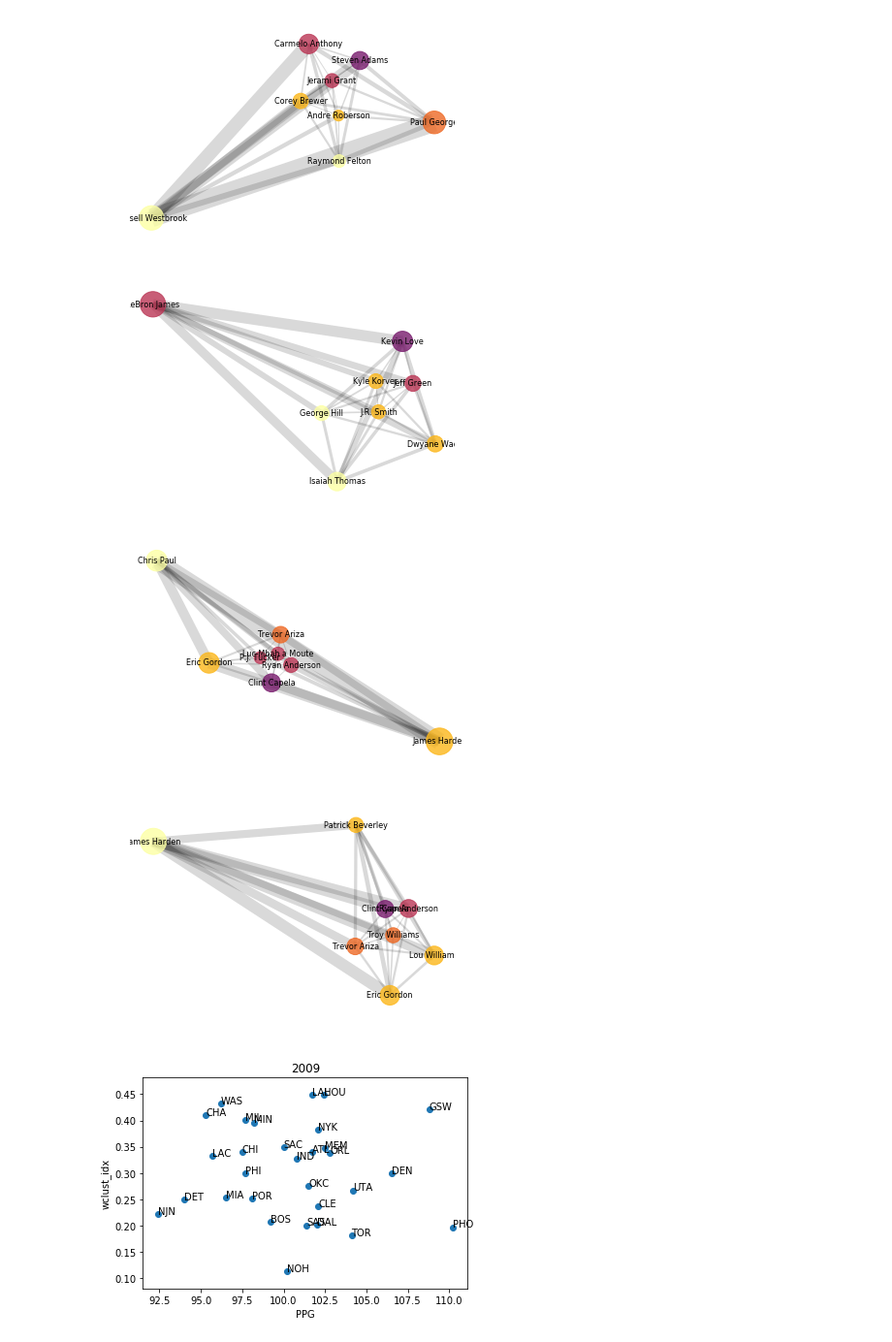
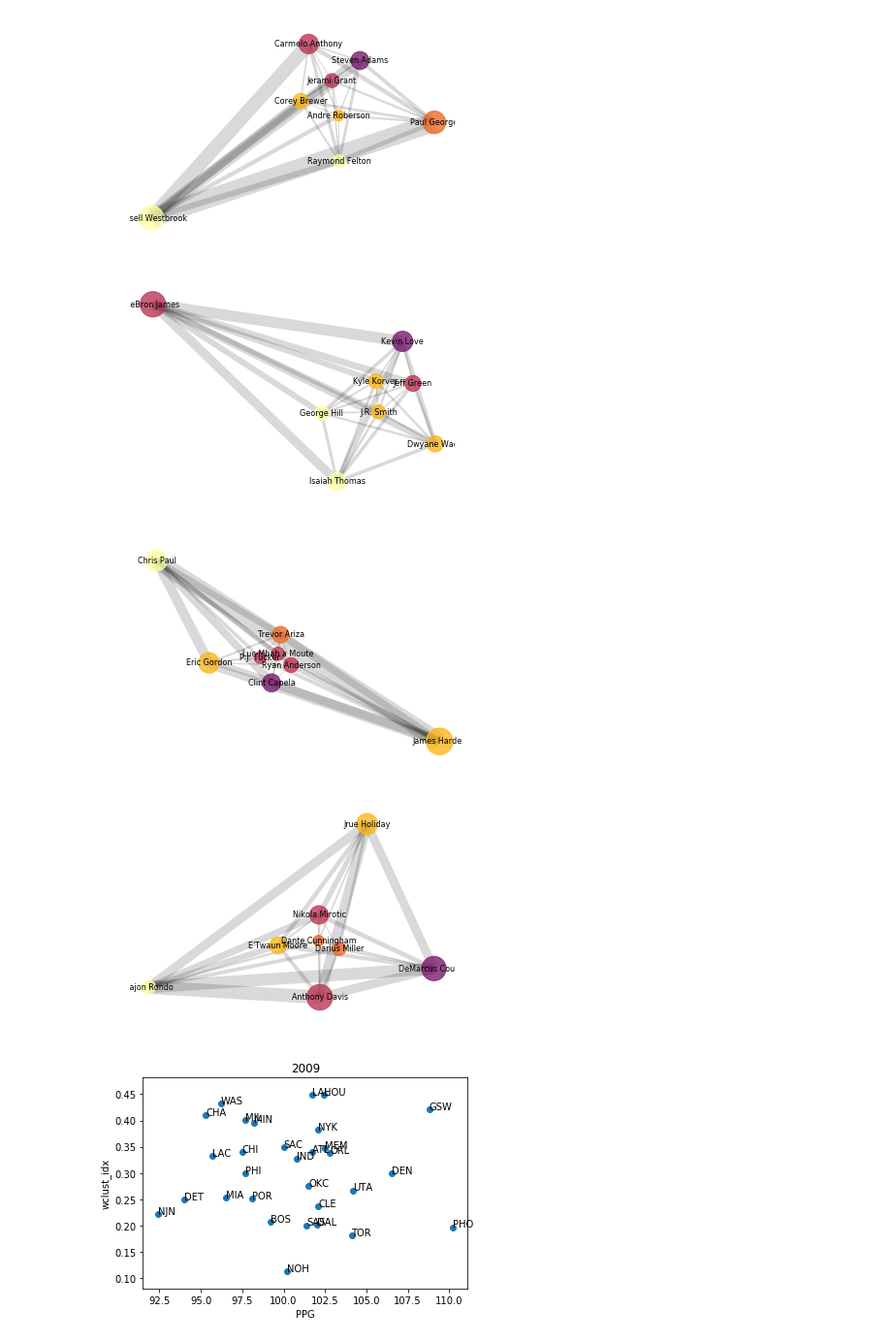
Before and after one commit to rohannramesh/Basketball_predictions, a Jupyter notebook: Team_by_team_analysis.ipynb, the cells around one changed output. Shown: that part at 97% size. Saved outputs shown, nothing was run; the diff lists cells and outputs as text; code cells hidden in the pictures.

```diff
--- a/Team_by_team_analysis.ipynb
+++ b/Team_by_team_analysis.ipynb
@@ -69,6 +69,7 @@ def build_graphs_each_team(df_all_stats,curr_year,curr_team):
     pnames = Team_df['Player'].tolist()
     curr_positions = Team_df['Pos'].tolist()
     minutes_played = Team_df['MP'].tolist()
+    ast_given = Team_df['AST'].tolist()
     unique_pos = list(set(curr_positions))
     cm = plt.get_cmap('inferno',5) # 5 bc of the 5 positions
     nodecolors = [cm.colors[j] for i in curr_positions for j in range(0,len(unique_pos)) if i == unique_pos[j]]
@@ -80,13 +81,16 @@ def build_graphs_each_team(df_all_stats,curr_year,curr_team):
     points_per_game = {}
     pos_ = {}
     mp_ = {}
+    ast_ = {}
     for i in range(0,len(pnames)):
         points_per_game[pnames[i]] = node_size_use[i]
         pos_[pnames[i]] = curr_positions[i]
         mp_[pnames[i]] = minutes_played[i]
+        ast_[pnames[i]] = ast_given[i]
     nx.set_node_attributes(G, points_per_game, 'ppg')
     nx.set_node_attributes(G, pos_, 'pos')
     nx.set_node_attributes(G, mp_, 'mp')
+    nx.set_node_attributes(G, ast_, 'ast')
     labels_use = {}
     outward_vs_inward_direction = []
     for i in range(0,np.shape(curr_team_ast_pts)[0]):
@@ -146,7 +150,34 @@ def get_weighted_clustering(G, extra_weighting_values="None"):
     return all_cc
 
 def get_eigenvector_centrality(G, extra_weighting_values="None"):
-    A = nx.eigenvector_centrality(G, weight='weight')
+    A = nx.eigenvector_centrality(G, weight='weight', max_iter=500)
+    if extra_weighting_values != "None":
+        from_node = nx.get_node_attributes(G,extra_weighting_values)
+        weighted_val = [from_node[i] for i in list(from_node)]
+        weighted_val = weighted_val/np.sum(weighted_val)
+    all_ec = []
+    for j, i in enumerate(A.keys()):
+        if extra_weighting_values != "None":
+            all_ec.append(A[i] * weighted_val[j])
+        else:
+            all_ec.append(A[i])
+    return all_ec
+
+def get_graph_metric(G, metric, extra_weighting_values="None"):
+    if metric == "eigenvector_centrality":
+        A = nx.eigenvector_centrality(G, weight='weight', max_iter=500)
+    elif metric == "weighted_clustering":
+        A = nx.algorithms.cluster.clustering(G, weight='weight')
+    elif metric == "katz_centrality":
+        A = nx.katz_centrality(G, max_iter=1000)
+    elif metric == "current_flow_closeness_centrality":
+        A = nx.current_flow_closeness_centrality(G, weight='weight')
+    elif metric == "pagerank":
+        A = nx.pagerank_numpy(G, weight='weight')
+    elif metric == "closeness_vitality":
+        A = nx.closeness_vitality(G, weight= 'weight')
+    else:
+        print('Need to give valid metric')
     if extra_weighting_values != "None":
         from_node = nx.get_node_attributes(G,extra_weighting_values)
         weighted_val = [from_node[i] for i in list(from_node)]
@@ -182,9 +213,9 @@ for curr_year in years_to_use[1:]:
         all_team_graphs[str(curr_year)][curr_team] = build_graphs_each_team(
             df_all_stats,str(curr_year),curr_team)
 # %%
-visualize_graph_for_team_year(all_team_graphs['2018']['GSW'])
+visualize_graph_for_team_year(all_team_graphs['2018']['GSW'].to_undirected())
 visualize_graph_for_team_year(all_team_graphs['2018']['OKC'])
 visualize_graph_for_team_year(all_team_graphs['2018']['CLE'])
 visualize_graph_for_team_year(all_team_graphs['2018']['HOU'])
-visualize_graph_for_team_year(all_team_graphs['2017']['HOU'])
+visualize_graph_for_team_year(all_team_graphs['2018']['NOP'])
 # %% [output]
@@ -192,7 +223,7 @@ visualize_graph_for_team_year(all_team_graphs['2017']['HOU'])
 [figure]
 [figure]
 [figure]
-[figure, old version]
+[figure, new version]
 # %%
 # weighted clustering - weighted tendency of nodes to connect to other nodes
 weight_clust = {}
```
Also changed, not shown: parts of 8 cells of this notebook.
